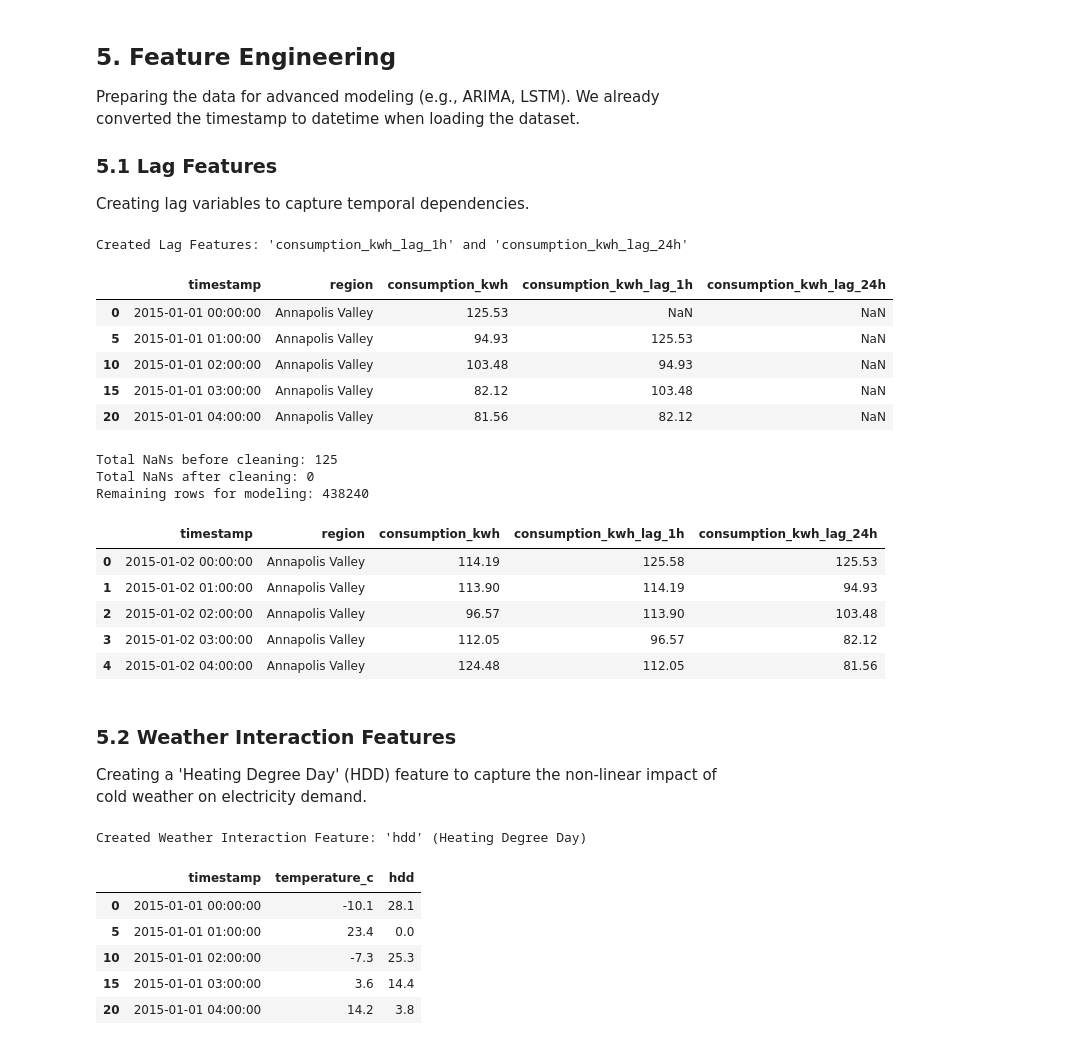
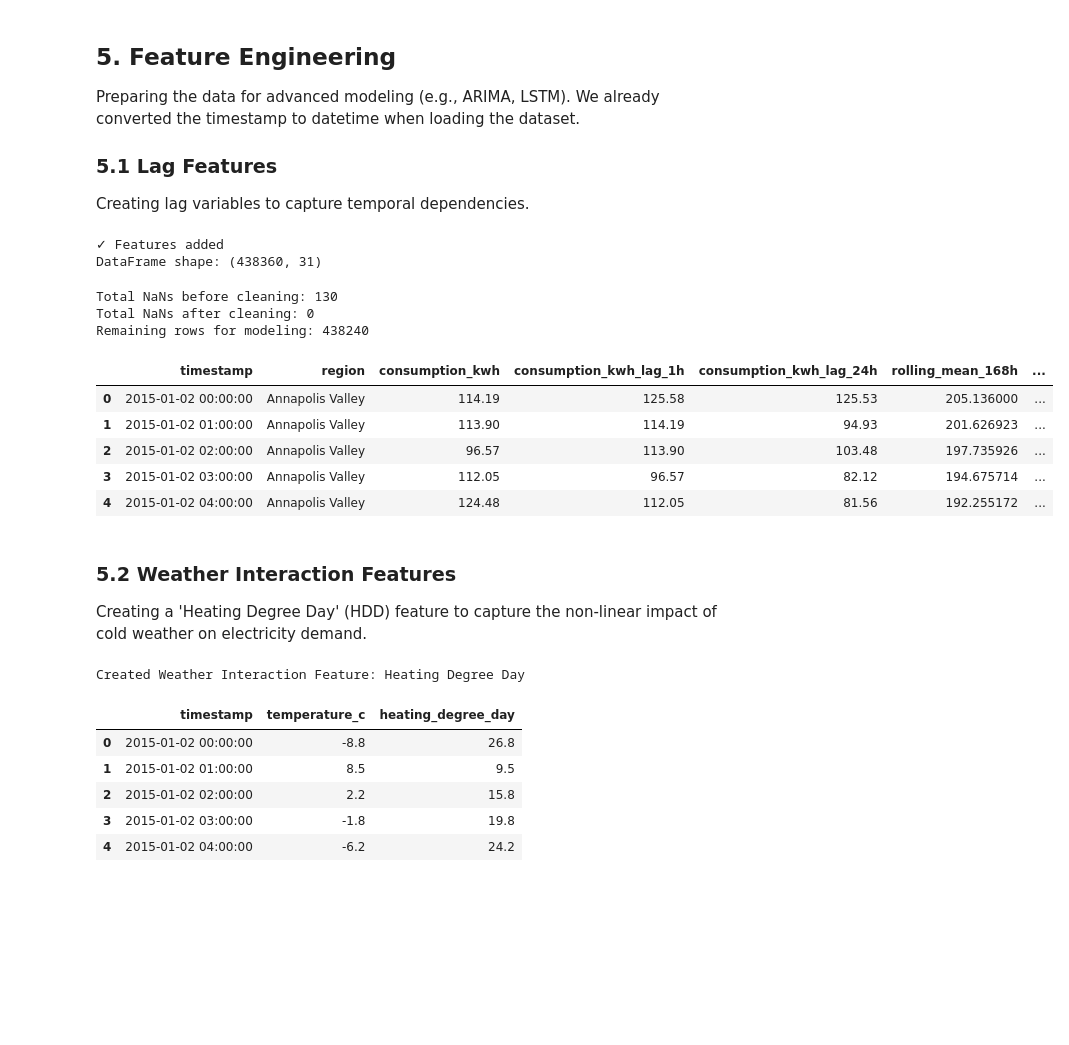
Before and after one commit to bhavik-knight/5580-a6-anomaly-detection-nsp, a Jupyter notebook: src/eda.ipynb, the cells around one changed output. Saved outputs shown, nothing was run; the diff lists cells and outputs as text; code cells hidden in the pictures; blank space fills up the shorter version.

Commit message:
update: add hdd, rolling stats

```diff
--- a/src/eda.ipynb
+++ b/src/eda.ipynb
@@ -650,60 +650,64 @@ Preparing the data for advanced modeling (e.g., ARIMA, LSTM). We already convert
 
 ### 5.1 Lag Features
 Creating lag variables to capture temporal dependencies.
-# %%
-# Sort data chronologically within each region before shifting
-df = df.sort_values(by=['region', 'timestamp'])
-
-# Create 1-hour and 24-hour lag features for consumption
-df['consumption_kwh_lag_1h'] = df.groupby('region')['consumption_kwh'].shift(1)
-df['consumption_kwh_lag_24h'] = df.groupby('region')['consumption_kwh'].shift(24)
-
-print("Created Lag Features: 'consumption_kwh_lag_1h' and 'consumption_kwh_lag_24h'")
-display(df[['timestamp', 'region', 'consumption_kwh', 'consumption_kwh_lag_1h', 'consumption_kwh_lag_24h']].head())
-# %% [output]
-Created Lag Features: 'consumption_kwh_lag_1h' and 'consumption_kwh_lag_24h'
-|  | timestamp | region | consumption_kwh | consumption_kwh_lag_1h | consumption_kwh_lag_24h |
-| 0 | 2015-01-01 00:00:00 | Annapolis Valley | 125.53 | NaN | NaN |
-| 5 | 2015-01-01 01:00:00 | Annapolis Valley | 94.93 | 125.53 | NaN |
-| 10 | 2015-01-01 02:00:00 | Annapolis Valley | 103.48 | 94.93 | NaN |
-| 15 | 2015-01-01 03:00:00 | Annapolis Valley | 82.12 | 103.48 | NaN |
-| 20 | 2015-01-01 04:00:00 | Annapolis Valley | 81.56 | 82.12 | NaN |
+# %%
+# Sort for proper grouping
+df = df.sort_values(['region', 'timestamp']).reset_index(drop=True)
+
+# Add lag features
+df['consumption_kwh_lag_1h'] = df.groupby('region')['consumption_kwh'].shift(1)
+df['consumption_kwh_lag_24h'] = df.groupby('region')['consumption_kwh'].shift(24)
+
+# Add rolling features
+df['rolling_mean_168h'] = df.groupby('region')['consumption_kwh'].rolling(
+   window=168, min_periods=1
+).mean().reset_index(0, drop=True)
+
+df['rolling_std_24h'] = df.groupby('region')['consumption_kwh'].rolling(
+   window=24, min_periods=1
+).std().reset_index(0, drop=True)
+
+print("✓ Features added")
+print(f"DataFrame shape: {df.shape}")
+# %% [output]
+✓ Features added
+DataFrame shape: (438360, 31)
 # %%
 # Check how many NaNs we have before dropping
 print(f"Total NaNs before cleaning: {df.isna().sum().sum()}")
 
 # Drop the rows where we don't have enough history to calculate lags
 df = df.dropna().reset_index(drop=True)
 
 # Verify cleaning
 print(f"Total NaNs after cleaning: {df.isna().sum().sum()}")
 print(f"Remaining rows for modeling: {len(df)}")
-display(df[['timestamp', 'region', 'consumption_kwh', 'consumption_kwh_lag_1h', 'consumption_kwh_lag_24h']].head())
+display(df[['timestamp', 'region', 'consumption_kwh', 'consumption_kwh_lag_1h', 'consumption_kwh_lag_24h', "rolling_mean_168h", "rolling_std_24h"]].head())
 # %% [output]
-Total NaNs before cleaning: 125
+Total NaNs before cleaning: 130
 Total NaNs after cleaning: 0
 Remaining rows for modeling: 438240
-|  | timestamp | region | consumption_kwh | consumption_kwh_lag_1h | consumption_kwh_lag_24h |
-| 0 | 2015-01-02 00:00:00 | Annapolis Valley | 114.19 | 125.58 | 125.53 |
-| 1 | 2015-01-02 01:00:00 | Annapolis Valley | 113.90 | 114.19 | 94.93 |
-| 2 | 2015-01-02 02:00:00 | Annapolis Valley | 96.57 | 113.90 | 103.48 |
-| 3 | 2015-01-02 03:00:00 | Annapolis Valley | 112.05 | 96.57 | 82.12 |
-| 4 | 2015-01-02 04:00:00 | Annapolis Valley | 124.48 | 112.05 | 81.56 |
+|  | timestamp | region | consumption_kwh | consumption_kwh_lag_1h | consumption_kwh_lag_24h | rolling_mean_168h | ... |
+| 0 | 2015-01-02 00:00:00 | Annapolis Valley | 114.19 | 125.58 | 125.53 | 205.136000 | ... |
+| 1 | 2015-01-02 01:00:00 | Annapolis Valley | 113.90 | 114.19 | 94.93 | 201.626923 | ... |
+| 2 | 2015-01-02 02:00:00 | Annapolis Valley | 96.57 | 113.90 | 103.48 | 197.735926 | ... |
+| 3 | 2015-01-02 03:00:00 | Annapolis Valley | 112.05 | 96.57 | 82.12 | 194.675714 | ... |
+| 4 | 2015-01-02 04:00:00 | Annapolis Valley | 124.48 | 112.05 | 81.56 | 192.255172 | ... |
 # %% [markdown]
 ### 5.2 Weather Interaction Features
 Creating a 'Heating Degree Day' (HDD) feature to capture the non-linear impact of cold weather on electricity demand.
 # %%
-# Calculate Heating Degree Day (HDD) with a base temperature of 18 degrees Celsius
+# Calculate Heating Degree Day with a base temperature of 18 degrees Celsius
 # When temperature is below 18C, heating is usually required.
-df['hdd'] = (18 - df['temperature_c']).clip(lower=0)
+df['heating_degree_day'] = (18 - df['temperature_c']).clip(lower=0)
 
-print("Created Weather Interaction Feature: 'hdd' (Heating Degree Day)")
-display(df[['timestamp', 'temperature_c', 'hdd']].head())
+print("Created Weather Interaction Feature: Heating Degree Day")
+display(df[['timestamp', 'temperature_c', 'heating_degree_day']].head())
 # %% [output]
-Created Weather Interaction Feature: 'hdd' (Heating Degree Day)
+Created Weather Interaction Feature: Heating Degree Day
-|  | timestamp | temperature_c | hdd |
-| 0 | 2015-01-01 00:00:00 | -10.1 | 28.1 |
-| 5 | 2015-01-01 01:00:00 | 23.4 | 0.0 |
-| 10 | 2015-01-01 02:00:00 | -7.3 | 25.3 |
-| 15 | 2015-01-01 03:00:00 | 3.6 | 14.4 |
-| 20 | 2015-01-01 04:00:00 | 14.2 | 3.8 |
+|  | timestamp | temperature_c | heating_degree_day |
+| 0 | 2015-01-02 00:00:00 | -8.8 | 26.8 |
+| 1 | 2015-01-02 01:00:00 | 8.5 | 9.5 |
+| 2 | 2015-01-02 02:00:00 | 2.2 | 15.8 |
+| 3 | 2015-01-02 03:00:00 | -1.8 | 19.8 |
+| 4 | 2015-01-02 04:00:00 | -6.2 | 24.2 |
```
Also changed, not shown: parts of 8 cells of this notebook, 4 other files.
